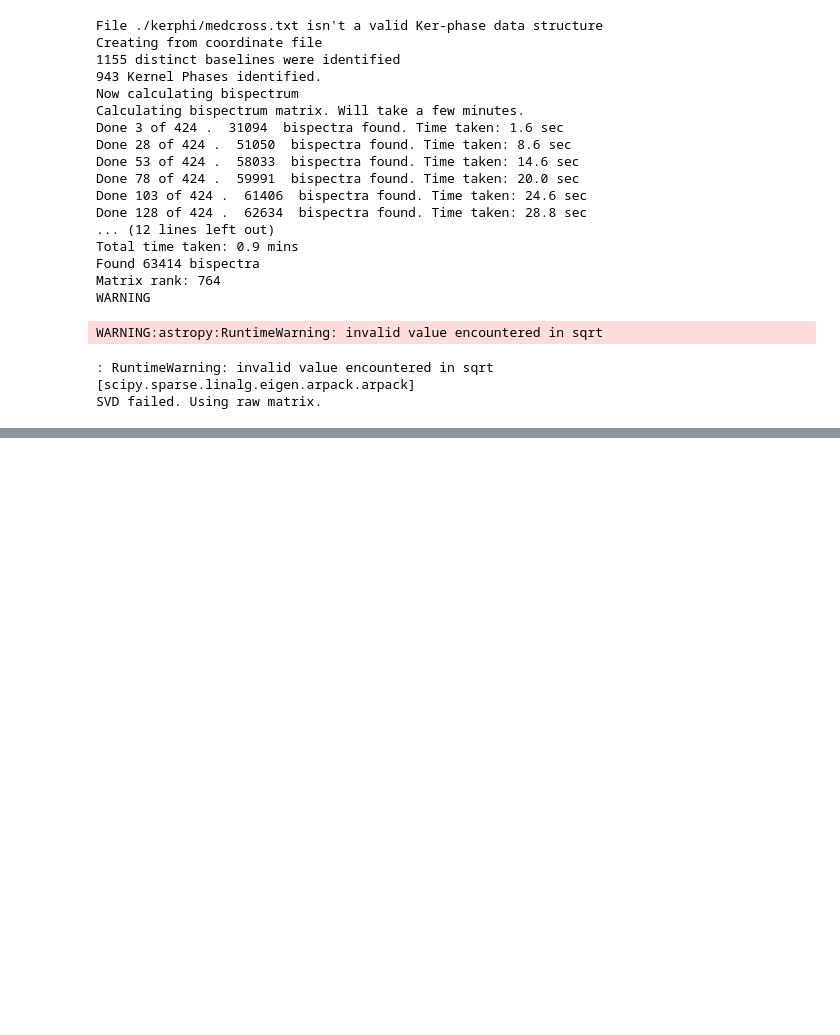
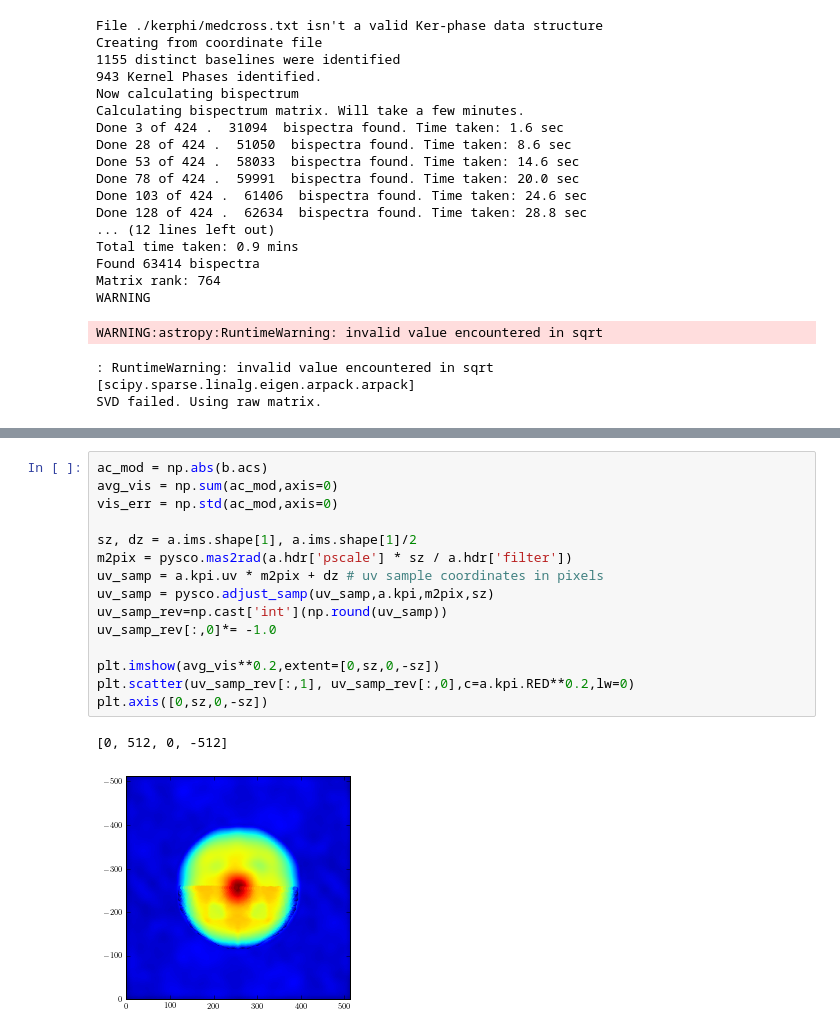
Before and after one commit to benjaminpope/pysco, a Jupyter notebook: analysis.ipynb, the cells around one changed output, grey strips where cells are left out. Saved outputs shown, nothing was run; the diff lists cells and outputs as text; blank space fills up the shorter version.

```diff
--- a/analysis.ipynb
+++ b/analysis.ipynb
@@ -562,0 +546,18 @@ binary_136_86_32.fits
+# %%
+ac_mod = np.abs(b.acs)
+avg_vis = np.sum(ac_mod,axis=0)
+vis_err = np.std(ac_mod,axis=0)
+
+sz, dz = a.ims.shape[1], a.ims.shape[1]/2
+m2pix = pysco.mas2rad(a.hdr['pscale'] * sz / a.hdr['filter'])
+uv_samp = a.kpi.uv * m2pix + dz # uv sample coordinates in pixels
+uv_samp = pysco.adjust_samp(uv_samp,a.kpi,m2pix,sz)
+uv_samp_rev=np.cast['int'](np.round(uv_samp))
+uv_samp_rev[:,0]*= -1.0
+
+plt.imshow(avg_vis**0.2,extent=[0,sz,0,-sz])
+plt.scatter(uv_samp_rev[:,1], uv_samp_rev[:,0],c=a.kpi.RED**0.2,lw=0)
+plt.axis([0,sz,0,-sz])
+# %% [output]
+[0, 512, 0, -512]
+[figure, added]
```
Also changed, not shown: parts of 51 cells of this notebook, 4 other files.
